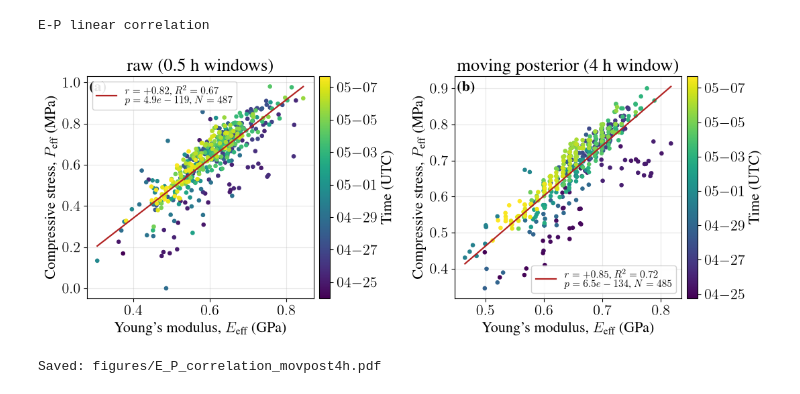
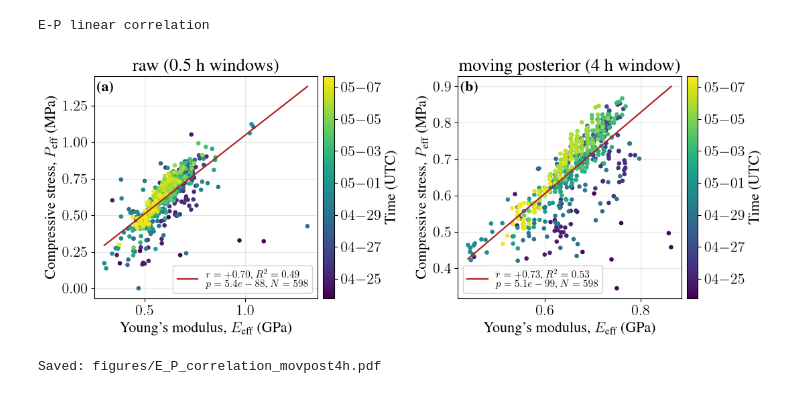
Before and after one commit to junsujang/das-landfast-ice-inversion2025, a Jupyter notebook: figures/main_text/9_fg_inv_timeseries/mainSeriesAndStat.ipynb, the cells around one changed output. Saved outputs shown, nothing was run; the diff lists cells and outputs as text; code cells hidden in the pictures.

```diff
--- a/figures/main_text/9_fg_inv_timeseries/mainSeriesAndStat.ipynb
+++ b/figures/main_text/9_fg_inv_timeseries/mainSeriesAndStat.ipynb
@@ -16,7 +16,7 @@ plt.rcParams['font.size'] = 16
 plt.rcParams['figure.titlesize'] = 18  # For fig.suptitle
 
 from datetime import datetime
-from scipy.stats import linregress
+from scipy.stats import linregress, t as t_dist
 from scipy.ndimage import gaussian_filter
 from scipy.signal import detrend
 
@@ -47,13 +47,13 @@ disp_details = np.load(disp_path)
 theta = disp_details["theta"]
 
 F1, F2 = 0.10,1.00
-STATS_NPZ = OUT_SUMMARY / f"timeseries_stats_omni_skip2_coh_f{F1:.2f}-{F2:.2f}Hz_llnone.npz"
+STATS_NPZ = OUT_SUMMARY /"theta_fixed_omni_skip2_coh_f0.10-1.00Hz_llnone_theta294.0_hw5.npz"
+#" f"timeseries_stats_omni_skip2_coh_f{F1:.2f}-{F2:.2f}Hz_llnone.npz"
 
 print("stats file:", STATS_NPZ)
 results = np.load(STATS_NPZ, allow_pickle=True)
-th_all_deg_global = results["th_all_deg_global"]
-BF_all_global = results["BF_all_global"]
-t_all_global = pd.to_datetime(results["t_all_global"]).to_numpy(dtype="datetime64[ns]")
+
+t_all_global = pd.to_datetime(results["output_time_all"]).to_numpy(dtype="datetime64[ns]")
 
 E_med_all = results[ "E_med_all"]
 pk_freq_all = results[ "pk_freq_all"]
@@ -67,10 +67,9 @@ P_u68_all = results[ "P_u68_all"]
 P_l95_all = results[ "P_l95_all"]
 P_u95_all = results[ "P_u95_all"]
 
-lo_290, hi_290 = 289, 299
-t_cut = np.datetime64("2025-04-23T00:00:00")
-
-mask_hi = (th_all_deg_global >= lo_290) & (th_all_deg_global <= hi_290) # & (BF_all_global >= 10.0) #  & (t_all_global > t_cut) #
+# Every block is conditioned on the theta-fix window (289-299 deg) in step 3,
+# so no block is selected by azimuth; drop only blocks without a posterior.
+mask_valid = np.isfinite(E_med_all) & np.isfinite(P_med_all)
 
 # ------------------------------------------------------------
 # (E, P) hypothesis grid the inversion searched, in plotting units.
@@ -100,7 +99,6 @@ N_MC = 4000            # joint (E, P) draws kept per window
 MC_SEED = 20250425
 MC_ESS_RATIO = 1.0     # N / N_eff; > 1 widens the bands for correlated windows
 LIKELIHOOD_TEMPERATURE = 1.0   # > 1 broadens each per-window posterior
-MC_ONLY_MASKED = True  # sample only the windows mask_hi keeps, to save memory
 
 time_w, wind_speed = pisces25.retrieve_wind_swift(WIND_FILE)
 # %% [output]
@@ -256,9 +254,8 @@ if post_ep_all is None:
 else:
     rng = np.random.default_rng(MC_SEED)
 
-    # Only the windows that survive the screen ever enter a moving window, so
-    # the rest stay NaN and cost nothing to draw.
-    to_sample = mask_hi if MC_ONLY_MASKED else np.ones(n_win, dtype=bool)
+    # Blocks without a posterior stay NaN and cost nothing to draw.
+    to_sample = mask_valid
 
     ep_samples = np.full((n_win, N_MC, 2), np.nan)
     for i in np.flatnonzero(to_sample):
@@ -1408,7 +1472,7 @@ points after rolling mean: 476
 # correlation between them mixes a physical co-variation with the ridge the
 # joint posterior has in the (E, P) plane. Two versions are reported:
 #
-#   * raw    -- the per-window medians kept by mask_hi, at the native
+#   * raw    -- the per-window medians kept by mask_valid, at the native
 #               bin_hrs cadence.
 #   * smooth -- the moving-average posterior MAPs the time-series panels
 #               draw (smooth_hrs window), which are serially correlated, so
@@ -1438,7 +1502,7 @@ def _ep_linear_correlation(t, E, P, mask, label):
 print("E-P linear correlation")
 
 corr_raw = _ep_linear_correlation(
-    t_all_global, E_med_all, P_med_all, mask_hi,
+    t_all_global, E_med_all, P_med_all, mask_valid,
     f"raw ({bin_hrs:g} h windows)",
 )
 
@@ -1495,32 +1559,32 @@ if corr_panels:
         )
 
         ax.set_xlabel(y_label_E)
         ax.set_ylabel(y_label_P)
         ax.set_title(corr["label"])
         ax.grid(True, alpha=0.3)
         ax.legend(loc="best", fontsize=11, framealpha=0.9)
         ax.text(0.01, 0.98, panel, transform=ax.transAxes,
                 ha="left", va="top")
 
         cb_ep = fig_ep.colorbar(sc_ep, ax=ax, pad=0.02)
         cb_ep.ax.yaxis.set_major_locator(mdates.AutoDateLocator())
         cb_ep.ax.yaxis.set_major_formatter(mdates.DateFormatter("%m-%d"))
         cb_ep.set_label(r"Time (UTC)")
 
     fig_ep.tight_layout()
 
     outname_ep = Path(
         f"figures/E_P_correlation_movpost{smooth_hrs}h.pdf"
     )
     outname_ep.parent.mkdir(parents=True, exist_ok=True)
 
     fig_ep.savefig(outname_ep, dpi=300, bbox_inches="tight")
 
     plt.show()
     plt.close(fig_ep)
 
     print(f"Saved: {outname_ep}")
 # %% [output]
 E-P linear correlation
-[figure, old version]
+[figure, new version]
 Saved: figures/E_P_correlation_movpost4h.pdf
```
Also changed, not shown: parts of 4 cells of this notebook, 15 other files.
